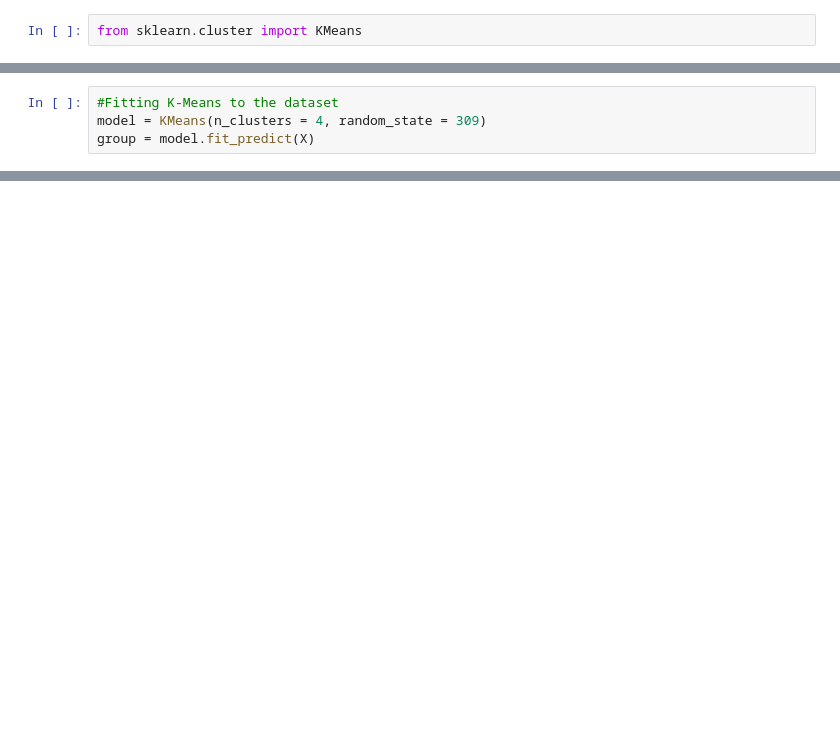
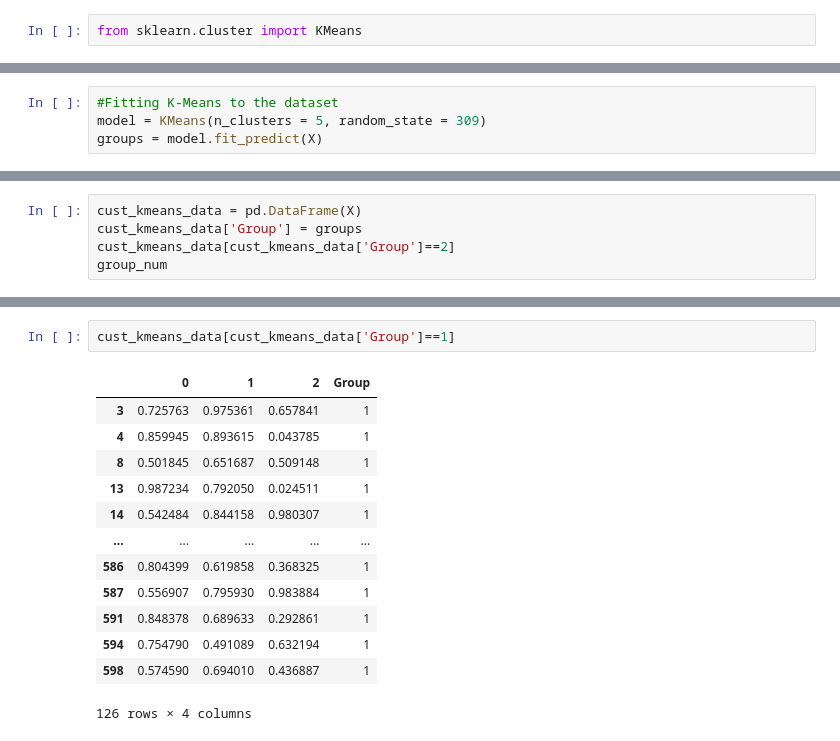
Before and after one commit to Tony-47/training, a Jupyter notebook: Untitled8.ipynb, the cells around one changed output, grey strips where cells are left out. Drawn from its saved outputs; the diff is of its cells as text; blank space fills up the shorter version.

```diff
--- a/Untitled8.ipynb
+++ b/Untitled8.ipynb
@@ -103,4 +103,4 @@ plt.show()
 # %%
 #Fitting K-Means to the dataset
-model = KMeans(n_clusters = 4, random_state = 309)
-group = model.fit_predict(X)
+model = KMeans(n_clusters = 5, random_state = 309)
+groups = model.fit_predict(X)
@@ -106,0 +135,5 @@ group = model.fit_predict(X)
+# %%
+cust_kmeans_data = pd.DataFrame(X)
+cust_kmeans_data['Group'] = groups
+cust_kmeans_data[cust_kmeans_data['Group']==2]
+group_num
@@ -106,0 +154,16 @@ group = model.fit_predict(X)
+# %%
+cust_kmeans_data[cust_kmeans_data['Group']==1]
+# %% [output]
+|  | 0 | 1 | 2 | Group |
+| 3 | 0.725763 | 0.975361 | 0.657841 | 1 |
+| 4 | 0.859945 | 0.893615 | 0.043785 | 1 |
+| 8 | 0.501845 | 0.651687 | 0.509148 | 1 |
+| 13 | 0.987234 | 0.792050 | 0.024511 | 1 |
+| 14 | 0.542484 | 0.844158 | 0.980307 | 1 |
+| ... | ... | ... | ... | ... |
+| 586 | 0.804399 | 0.619858 | 0.368325 | 1 |
+| 587 | 0.556907 | 0.795930 | 0.983884 | 1 |
+| 591 | 0.848378 | 0.689633 | 0.292861 | 1 |
+| 594 | 0.754790 | 0.491089 | 0.632194 | 1 |
+| 598 | 0.574590 | 0.694010 | 0.436887 | 1 |
+126 rows × 4 columns
```
Also changed, not shown: parts of 11 cells of this notebook.
